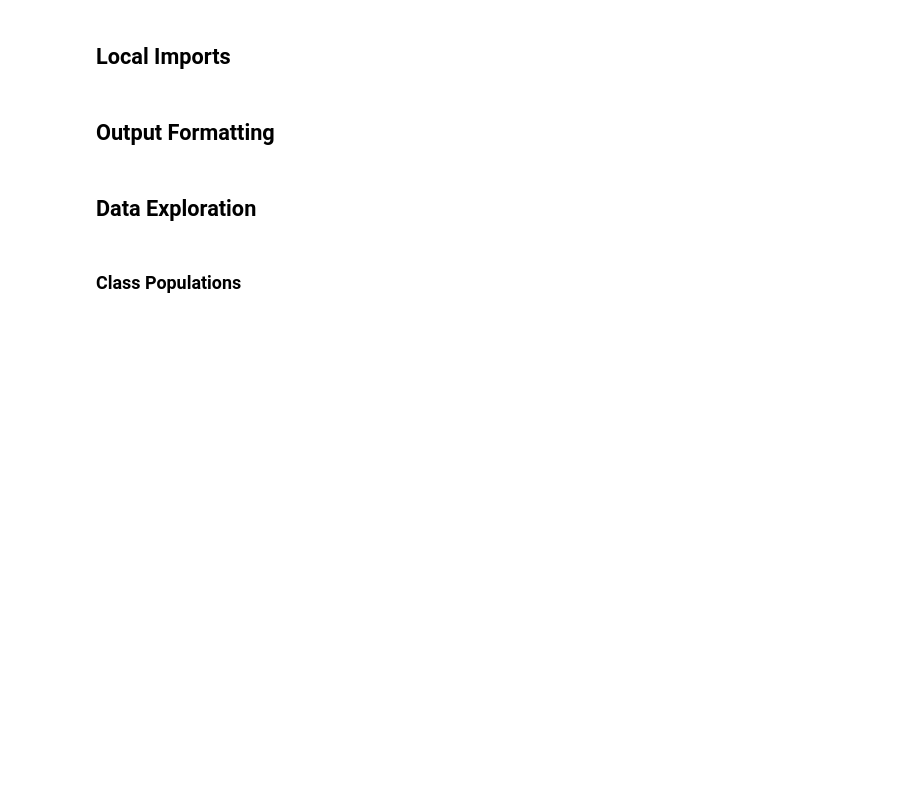
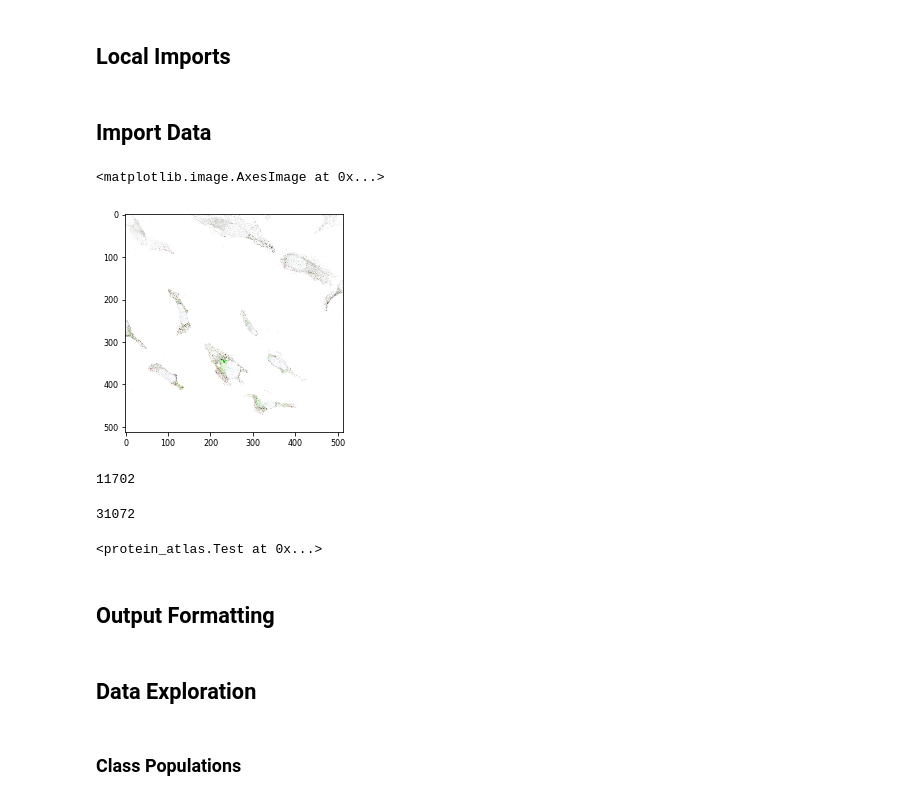
Before and after one commit to eldrtimo/protein, a Jupyter notebook: examples.ipynb, the cells around one changed output. Cells and saved outputs as stored; diff of their text form; code cells hidden in the pictures; blank space fills up the shorter version.

Commit message:
examples figure, new classes Test, Train

```diff
--- a/examples.ipynb
+++ b/examples.ipynb
@@ -35,0 +40,6 @@ atlas = pa.ProteinAtlas()
+# %% [markdown]
+## Import Data
+# %%
+reload(pa)
+test  = pa.Test()
+train = pa.Train()
@@ -36,3 +48,20 @@ atlas = pa.ProteinAtlas()
+# %%
+plt.imshow(test.get_image(test.index[100]))
+# %% [output]
+<matplotlib.image.AxesImage at 0x...>
+[figure, added]
+# %%
+len(test.index)
+# %% [output]
+11702
+# %%
+len(train.index)
+# %% [output]
+31072
+# %%
+pa.Test()
+# %% [output]
+<protein_atlas.Test at 0x...>
 # %% [markdown]
 ## Output Formatting
 # %%
```
Also changed, not shown: parts of 16 cells of this notebook, 5 other files.
